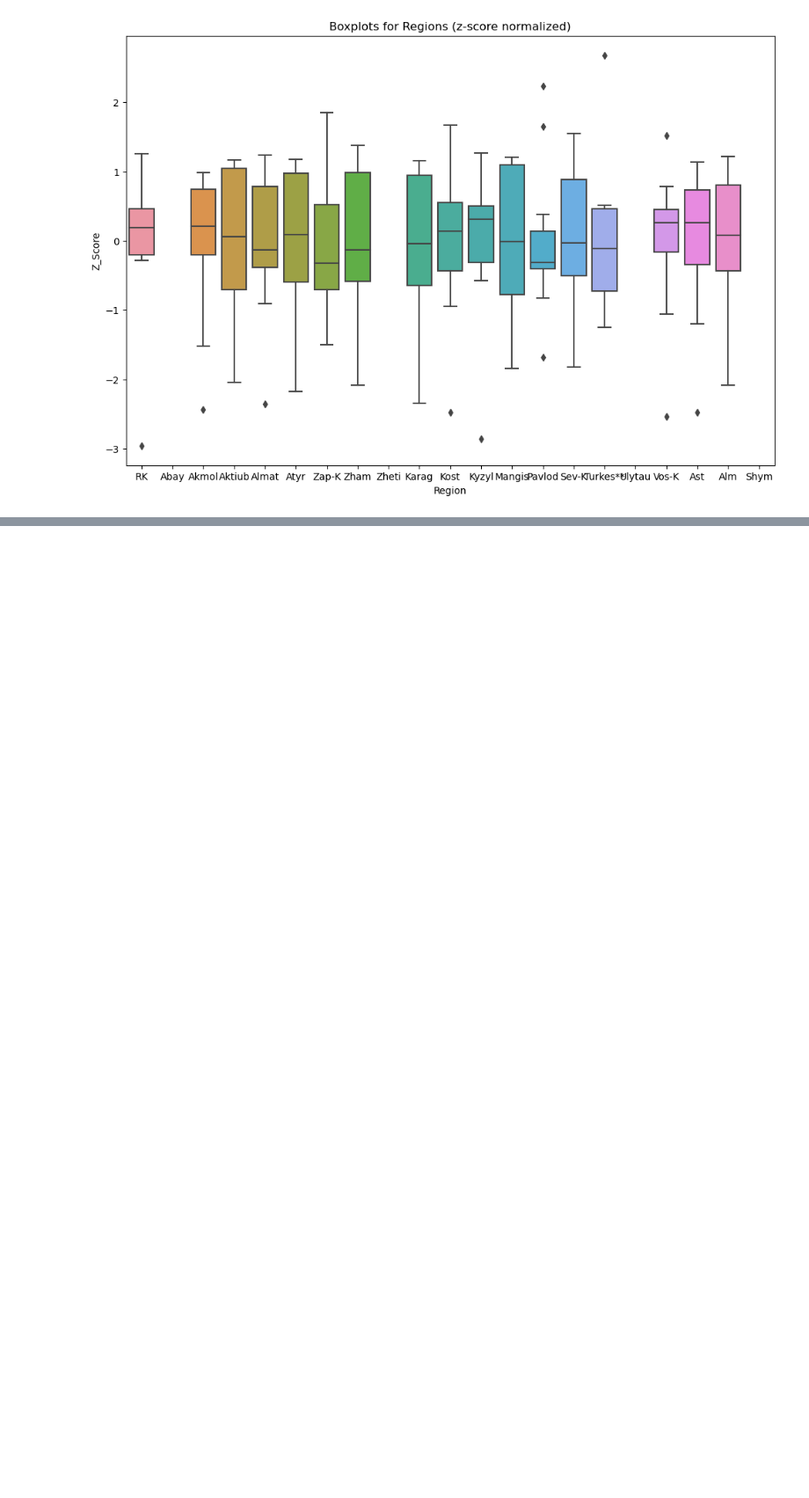
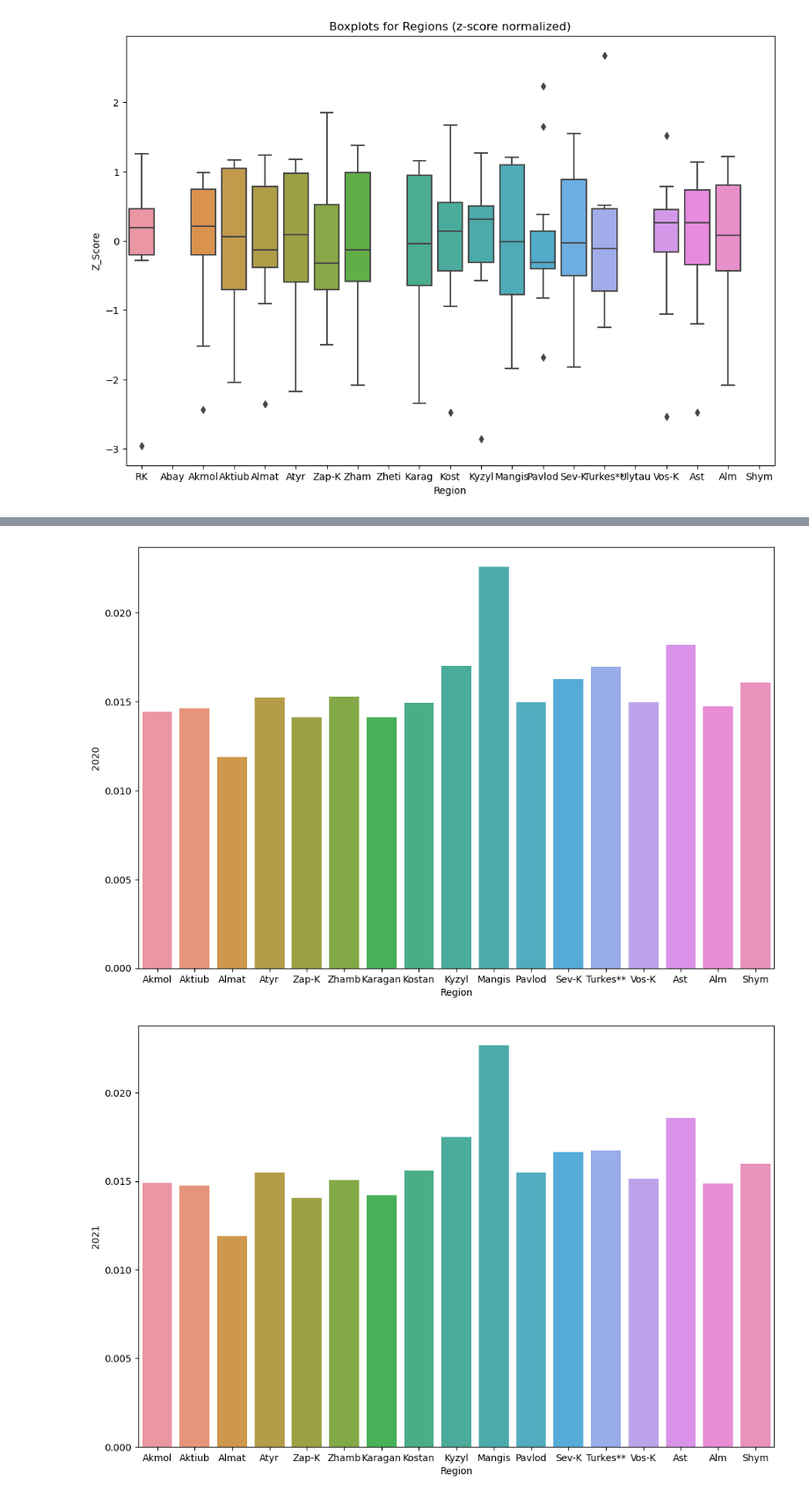
Before and after one commit to Cupcakeiris/investigate, a Jupyter notebook: inva.ipynb, the cells around one changed output, grey strips where cells are left out. Shown at 88% size. Cells and saved outputs as stored; diff of their text form; code cells hidden in the pictures; blank space fills up the shorter version.

```diff
--- a/inva.ipynb
+++ b/inva.ipynb
@@ -189,5 +189,0 @@ for year in range(2018, 2023):
-# %%
-demos_children = pd.read_csv('Data/desmos_children.csv', sep=';')
-for col in demos_children.columns[1:]:
-    demos_children[col] = pd.to_numeric(demos_children[col].str.replace(' ', ''), errors='coerce')
-# demos_children.describe()
@@ -217,0 +243,4 @@ inva_children_ratio
+# %%
+inva_children_ratio = inva_children.copy()
+inva_children_ratio = ratio(inva_children, demos_children, inva_children_ratio)
+inva_children_ratio.describe()
@@ -218,8 +257,7 @@ inva_children_ratio
 # %%
-# def barplot(df, x, y):
-#     plt.figure(figsize=(12, 8))
-#     sns.barplot(data=df, x=x, y=y)
-
-# for year in range(2018, 2023):
-#     temp = inva_children_ratio[['Region', str(year)]].drop(index=inva_children_ratio.index[0], axis=0).dropna()
-#     barplot(inva_children_ratio, x=inva_children_ratio['Region'], y=str(year))
+for year in range(2020, 2023):
+    temp = inva_children_ratio[['Region', str(year)]].drop(index=inva_children.index[0], axis=0).dropna()
+    barplot(temp, x='Region', y=str(year))
+# %% [output]
+[figure, added]
+[figure, added]
```
Also changed, not shown: parts of 39 cells of this notebook, 6 other files.
